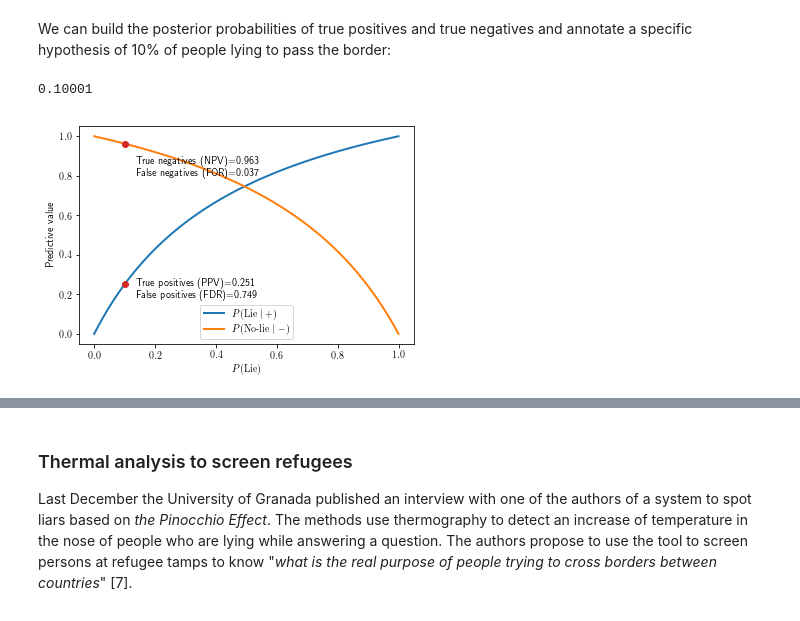
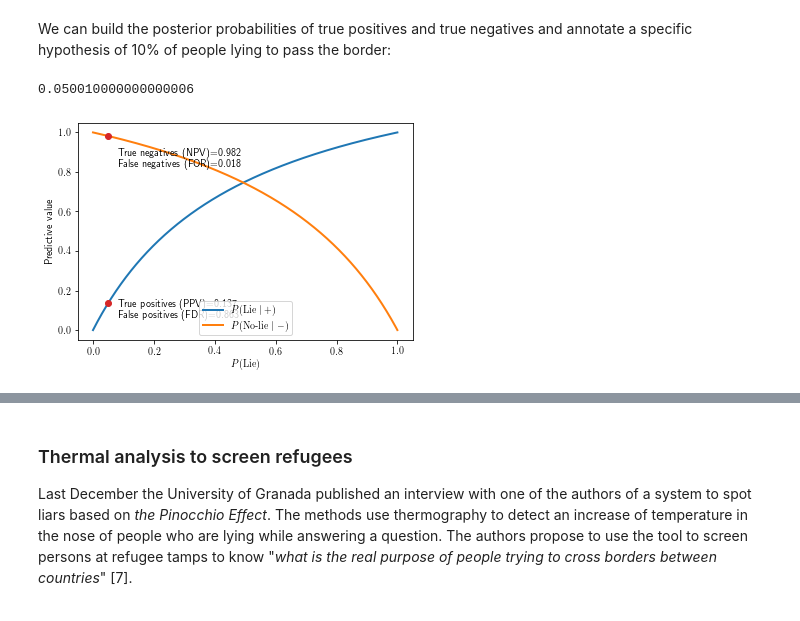
Before and after one commit to javism/bayesian-performance, a Jupyter notebook: bayesian-analysis.ipynb, the cells around one changed output, grey strips where cells are left out. Cells and saved outputs as stored; diff of their text form; code cells hidden in the pictures.

```diff
--- a/bayesian-analysis.ipynb
+++ b/bayesian-analysis.ipynb
@@ -179,33 +179,33 @@ vPrHnE = 1 - vPrnHnE
 fig, ax = plt.subplots()
 ax.plot(vPrH, vPrHE, '-', lw=2, color='tab:blue')
 ax.plot(vPrH, vPrnHnE, '-', lw=2, color='tab:orange')
 plt.xlabel(r'$\displaystyle P(\textrm{Lie})$')
 plt.ylabel(r"Predictive value")
 plt.legend([r"$\displaystyle P(\textrm{Lie}\mid +)$", r"$\displaystyle P(\textrm{No-lie}\mid -)$"])
 
 #plt.title("Bayesian evaluation of performance")
 
-i = 1000
+i = 500
 
 ax.plot(vPrH[i], vPrHE[i], 'o', lw=2, color='tab:red')
 ax.plot(vPrH[i], vPrnHnE[i], 'o', lw=2, color='tab:red')
 
 ax.annotate('True positives (PPV)={:.3f} \n False positives (FDR)={:.3f}'.format(vPrHE[i],vPrnHE[i]),
             xy=(vPrH[i], vPrHE[i]),
             xycoords='data',
             xytext=(vPrH[i] + 0.07, vPrHE[i] + 0.05),
             textcoords='axes fraction',
             horizontalalignment='left',
             verticalalignment='top')
 
 ax.annotate('True negatives (NPV)={:.3f} \n False negatives (FOR)={:.3f}'.format(vPrnHnE[i], vPrHnE[i]),
             xy=(vPrH[i], vPrnHnE[i]),
             xycoords='data',
             xytext=(vPrH[i] + 0.07, vPrnHnE[i] - 0.10),
             textcoords='axes fraction',
             horizontalalignment='left',
             verticalalignment='top')
 vPrH[i]
 # %% [output]
-0.10001
+0.050010000000000006
-[figure, old version]
+[figure, new version]
```
Also changed, not shown: parts of 5 cells of this notebook.
